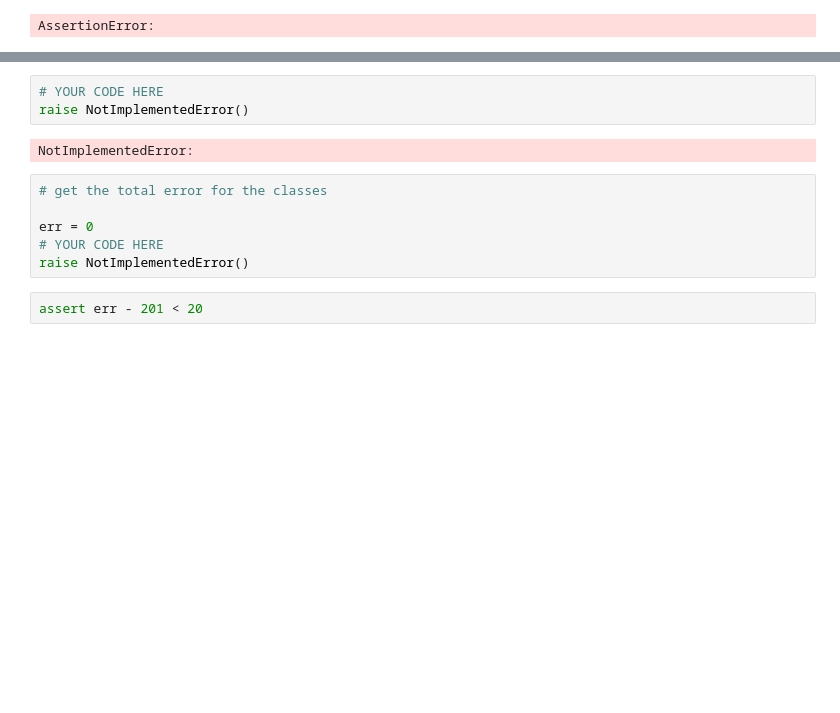
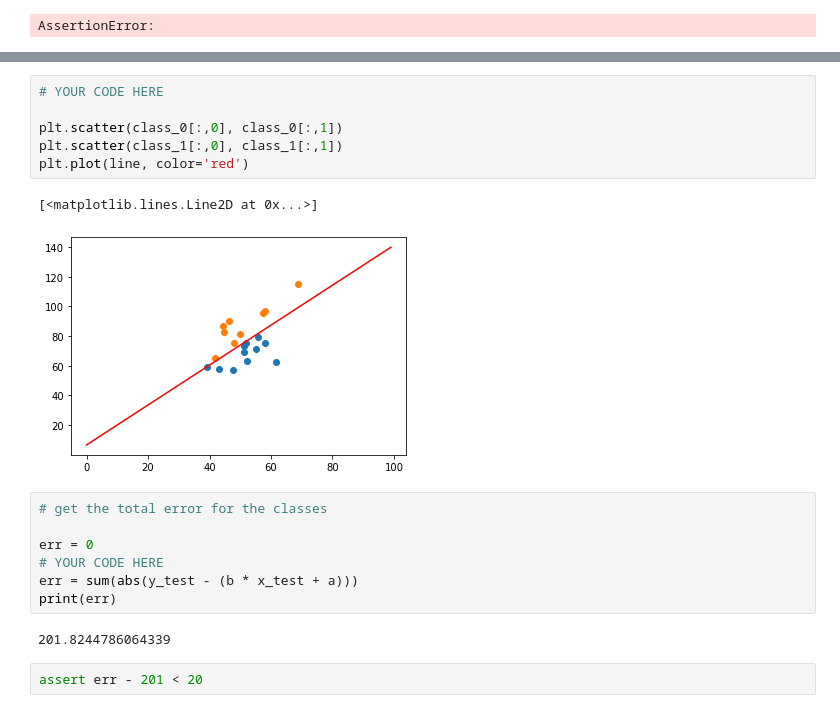
Before and after one commit to Canis-Ignem/nbgrader_submissions, a Jupyter notebook: ml2/01ml2.ipynb, the cells around one changed output, grey strips where cells are left out. Cells and saved outputs as stored; diff of their text form; blank space fills up the shorter version.

```diff
--- a/ml2/01ml2.ipynb
+++ b/ml2/01ml2.ipynb
@@ -146,13 +144,20 @@ AssertionError:
-# %%
-# YOUR CODE HERE
-raise NotImplementedError()
-# %% [output]
-NotImplementedError:
+# %%
+# YOUR CODE HERE
+
+plt.scatter(class_0[:,0], class_0[:,1])
+plt.scatter(class_1[:,0], class_1[:,1])
+plt.plot(line, color='red')
+# %% [output]
+[<matplotlib.lines.Line2D at 0x...>]
+[figure, added]
 # %%
 # get the total error for the classes
 
 err = 0
 # YOUR CODE HERE
-raise NotImplementedError()
+err = sum(abs(y_test - (b * x_test + a)))
+print(err)
+# %% [output]
+201.8244786064339
 # %%
 assert err - 201 < 20
```
Also changed, not shown: parts of 6 cells of this notebook.
